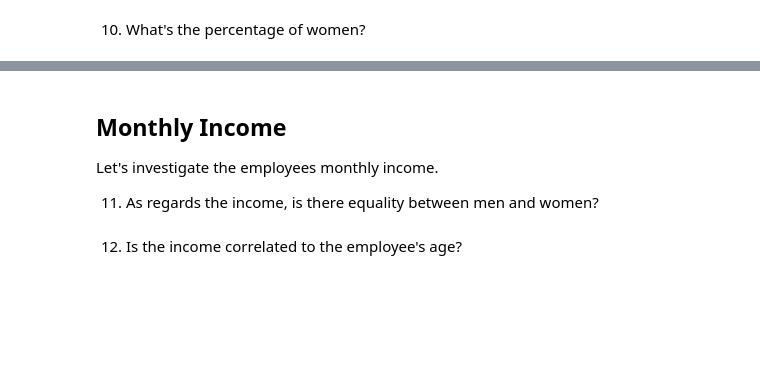
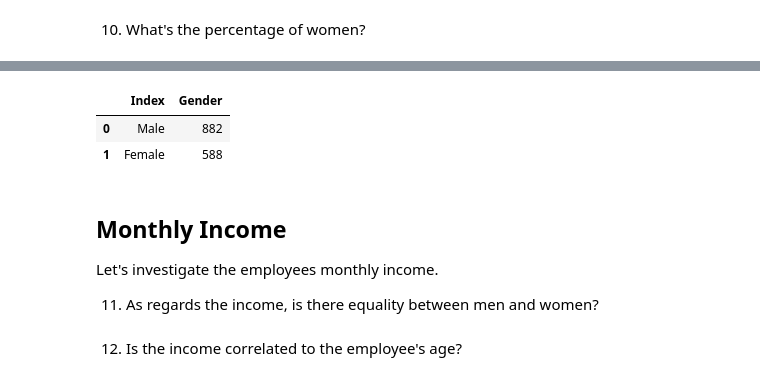
Before and after one commit to VPoussou/DataTouka, a Jupyter notebook: 01-EDA_IBM_attrition.ipynb, the cells around one changed output, grey strips where cells are left out. Saved outputs shown, nothing was run; the diff lists cells and outputs as text; code cells hidden in the pictures; blank space fills up the shorter version.

```diff
--- a/01-EDA_IBM_attrition.ipynb
+++ b/01-EDA_IBM_attrition.ipynb
@@ -96,0 +127,8 @@ Find two ways of investigating the difference
+# %%
+gender_df = pandas_df['Gender'].value_counts()
+gender_df_table = pd.DataFrame({'Index' : gender_df.index, 'Gender' : gender_df.values})
+gender_df_table.head()
+# %% [output]
+|  | Index | Gender |
+| 0 | Male | 882 |
+| 1 | Female | 588 |
```
Also changed, not shown: parts of 15 cells of this notebook, 6 other files.
